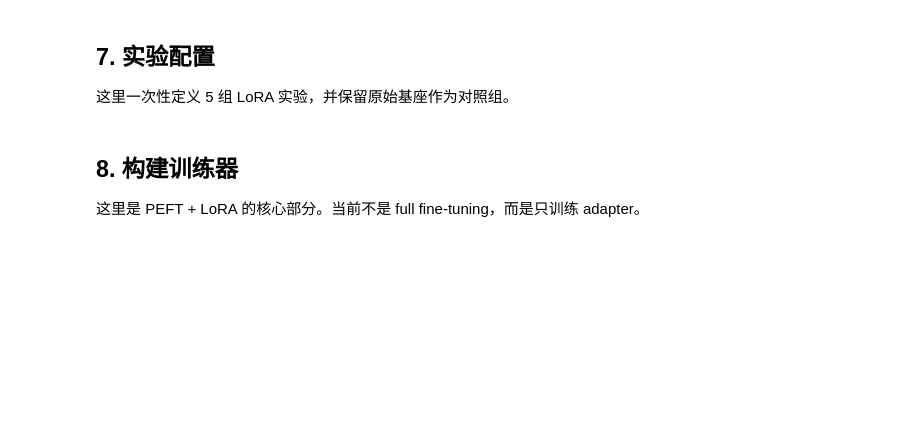
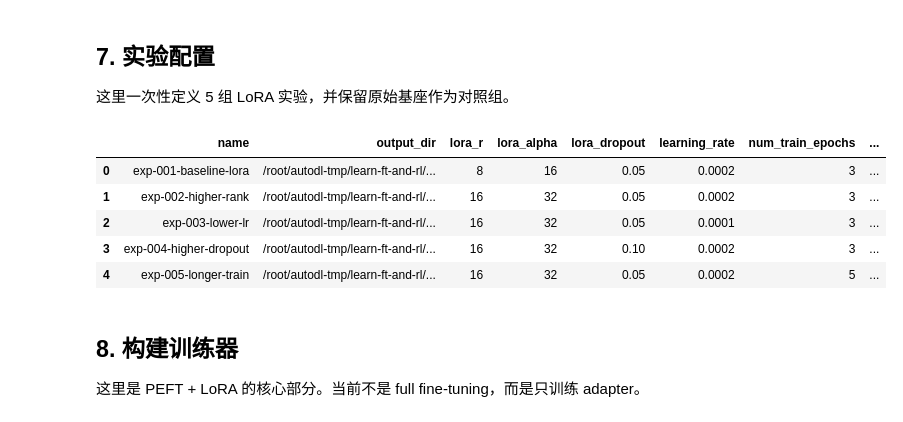
Before and after one commit to YeZibn/learn-ft-and-rl, a Jupyter notebook: project/qwen-instruction-sft/notebooks/01_qwen_instruction_sft.ipynb, the cells around one changed output. Drawn from its saved outputs; the diff is of its cells as text; code cells hidden in the pictures; blank space fills up the shorter version.

```diff
--- a/project/qwen-instruction-sft/notebooks/01_qwen_instruction_sft.ipynb
+++ b/project/qwen-instruction-sft/notebooks/01_qwen_instruction_sft.ipynb
@@ -180,7 +233,7 @@ class ExperimentConfig:
     per_device_train_batch_size: int
     gradient_accumulation_steps: int
 
-baseline_name = 'baseline_raw_qwen3.5_4b'
+baseline_name = 'baseline_raw_qwen3.5_2b'
 
 experiments = [
     ExperimentConfig(
@@ -214,33 +267,40 @@ experiments = [
         learning_rate=1e-4,
         num_train_epochs=3,
         per_device_train_batch_size=1,
         gradient_accumulation_steps=8,
     ),
     ExperimentConfig(
         name='exp-004-higher-dropout',
         output_dir=str(RUNS_DIR / 'exp-004'),
         lora_r=16,
         lora_alpha=32,
         lora_dropout=0.10,
         learning_rate=2e-4,
         num_train_epochs=3,
         per_device_train_batch_size=1,
         gradient_accumulation_steps=8,
     ),
     ExperimentConfig(
         name='exp-005-longer-train',
         output_dir=str(RUNS_DIR / 'exp-005'),
         lora_r=16,
         lora_alpha=32,
         lora_dropout=0.05,
         learning_rate=2e-4,
         num_train_epochs=5,
         per_device_train_batch_size=1,
         gradient_accumulation_steps=8,
     ),
 ]
 
 pd.DataFrame([asdict(exp) for exp in experiments])
+# %% [output]
+|  | name | output_dir | lora_r | lora_alpha | lora_dropout | learning_rate | num_train_epochs | ... |
+| 0 | exp-001-baseline-lora | /root/autodl-tmp/learn-ft-and-rl/... | 8 | 16 | 0.05 | 0.0002 | 3 | ... |
+| 1 | exp-002-higher-rank | /root/autodl-tmp/learn-ft-and-rl/... | 16 | 32 | 0.05 | 0.0002 | 3 | ... |
+| 2 | exp-003-lower-lr | /root/autodl-tmp/learn-ft-and-rl/... | 16 | 32 | 0.05 | 0.0001 | 3 | ... |
+| 3 | exp-004-higher-dropout | /root/autodl-tmp/learn-ft-and-rl/... | 16 | 32 | 0.10 | 0.0002 | 3 | ... |
+| 4 | exp-005-longer-train | /root/autodl-tmp/learn-ft-and-rl/... | 16 | 32 | 0.05 | 0.0002 | 5 | ... |
 # %% [markdown]
 ## 8. 构建训练器
 
```
Also changed, not shown: parts of 18 cells of this notebook.
